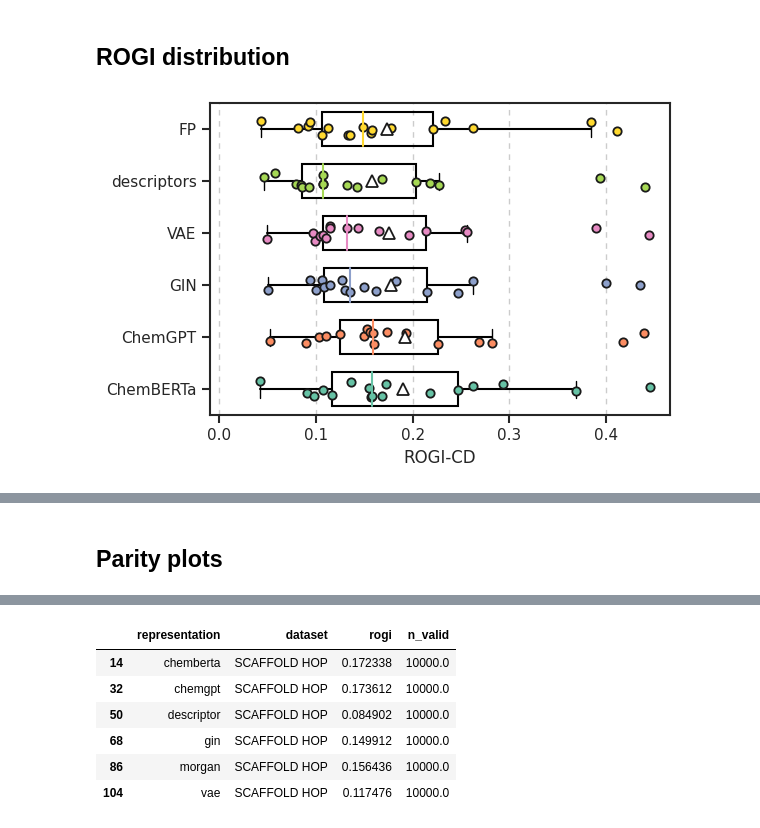
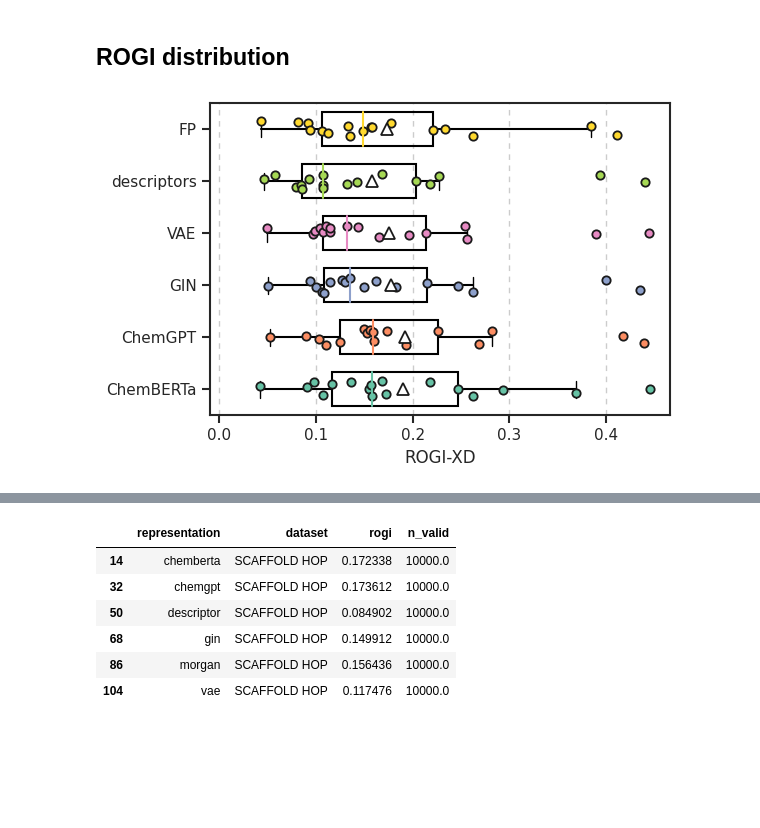
Before and after one commit to coleygroup/rogi-xd, a Jupyter notebook: notebooks/rogi-dist.ipynb, the cells around one changed output, grey strips where cells are left out. Drawn from its saved outputs; the diff is of its cells as text; code cells hidden in the pictures; blank space fills up the shorter version.

```diff
--- a/notebooks/rogi-dist.ipynb
+++ b/notebooks/rogi-dist.ipynb
@@ -178,35 +178,35 @@ X = np.array([s[r] for r in REPRS])
 
 bplot = ax.boxplot(
     X.T,
     vert=False,
     labels=[REPR_LABELS.get(r, r) for r in REPRS],
     widths=4 * JITTER,
     showmeans=True,
     patch_artist=True,
     boxprops=dict(fc="None"),
     medianprops=dict(c=None),
     meanprops=dict(ms=8),
     showfliers=False,
 )
 
 for l, r in zip(bplot['medians'], REPRS):
     l.set_color(REPR_COLORS[r])
 
 
 for j, r in zip(range(len(X)), REPRS):
     z = X[j]
     y = (j + 1) + np.random.uniform(-JITTER, JITTER, z.shape)
 
     ax.plot(z, y, 'o', color=REPR_COLORS[r])
 
 ax.set_xlim(-0.01)
 ax.grid(which="both", axis="x", ls="--", dashes=(4, 4))
 ax.grid(False, 'major', 'y')
-ax.set_xlabel("ROGI-CD")
+ax.set_xlabel("ROGI-XD")
 
 fig.tight_layout()
 # %% [output]
-[figure, old version]
+[figure, new version]
 # %%
 fig.savefig("../results/figures/rogi-dist.pdf", bbox_inches="tight")
 # %%
@@ -228,5 +228,3 @@ s.apply(min), s.apply(max)
  gin            0.435362
  vae            0.444370
  Name: rogi, dtype: float64)
-# %% [markdown]
-## Parity plots
```
Also changed, not shown: parts of 6 cells of this notebook, 7 other files.
